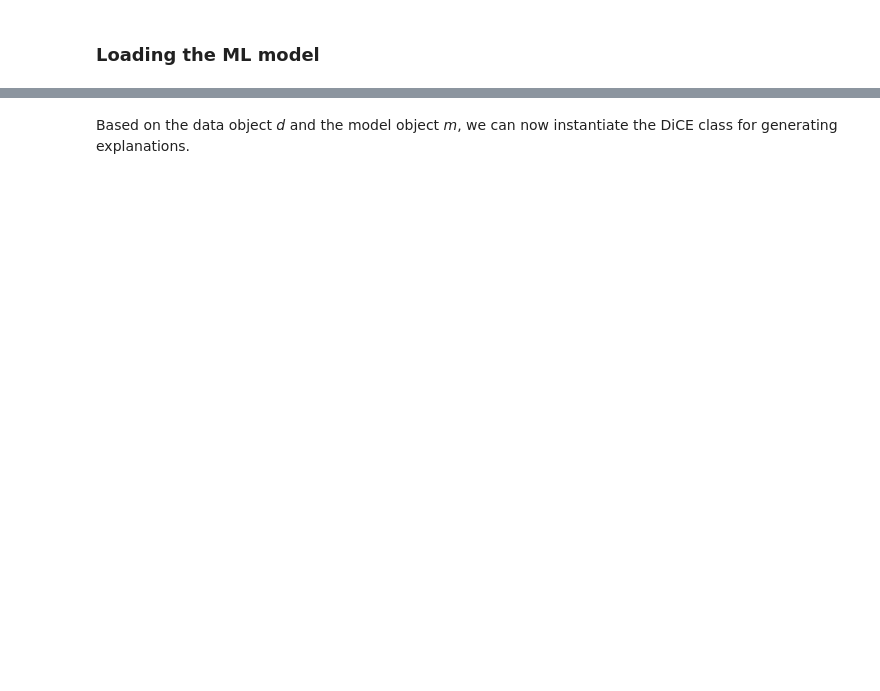
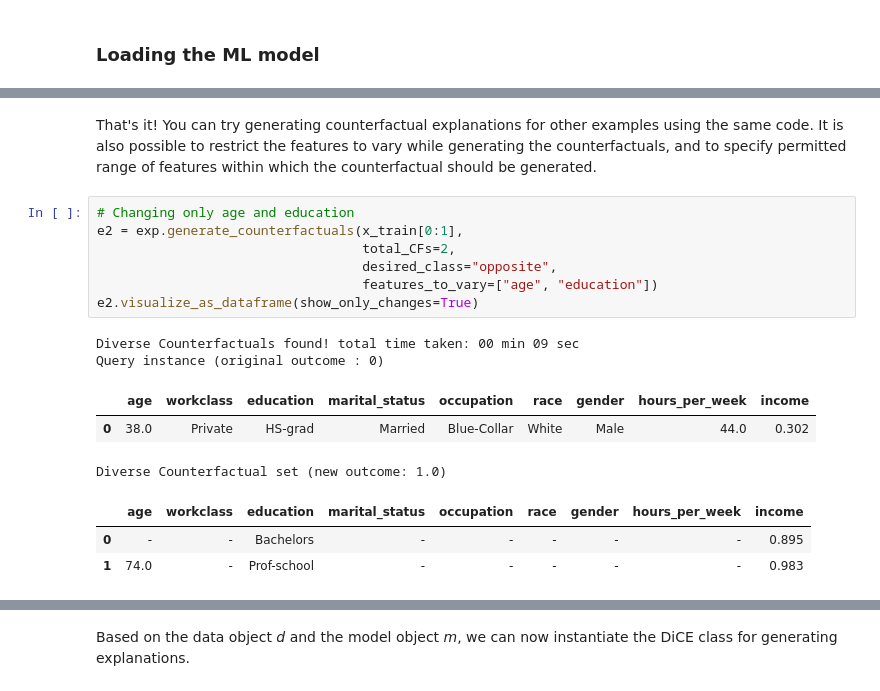
Before and after one commit to interpretml/DiCE, a Jupyter notebook: docs/source/notebooks/DiCE_getting_started.ipynb, the cells around one changed output, grey strips where cells are left out. Saved outputs shown, nothing was run; the diff lists cells and outputs as text; blank space fills up the shorter version.

```diff
--- a/docs/source/notebooks/DiCE_getting_started.ipynb
+++ b/docs/source/notebooks/DiCE_getting_started.ipynb
@@ -53,0 +128,19 @@ The variable *backend* below indicates the implementation type of DiCE we want t
+# %% [markdown]
+That's it! You can try generating counterfactual explanations for other examples using the same code.
+It is also possible to restrict the features to vary while generating the counterfactuals, and to specify permitted range of features within which the counterfactual should be generated.
+# %%
+# Changing only age and education
+e2 = exp.generate_counterfactuals(x_train[0:1],
+                                  total_CFs=2,
+                                  desired_class="opposite",
+                                  features_to_vary=["age", "education"])
+e2.visualize_as_dataframe(show_only_changes=True)
+# %% [output]
+Diverse Counterfactuals found! total time taken: 00 min 09 sec
+Query instance (original outcome : 0)
+|  | age | workclass | education | marital_status | occupation | race | gender | hours_per_week | income |
+| 0 | 38.0 | Private | HS-grad | Married | Blue-Collar | White | Male | 44.0 | 0.302 |
+Diverse Counterfactual set (new outcome: 1.0)
+|  | age | workclass | education | marital_status | occupation | race | gender | hours_per_week | income |
+| 0 | - | - | Bachelors | - | - | - | - | - | 0.895 |
+| 1 | 74.0 | - | Prof-school | - | - | - | - | - | 0.983 |
```
Also changed, not shown: parts of 48 cells of this notebook, 6 other files.
